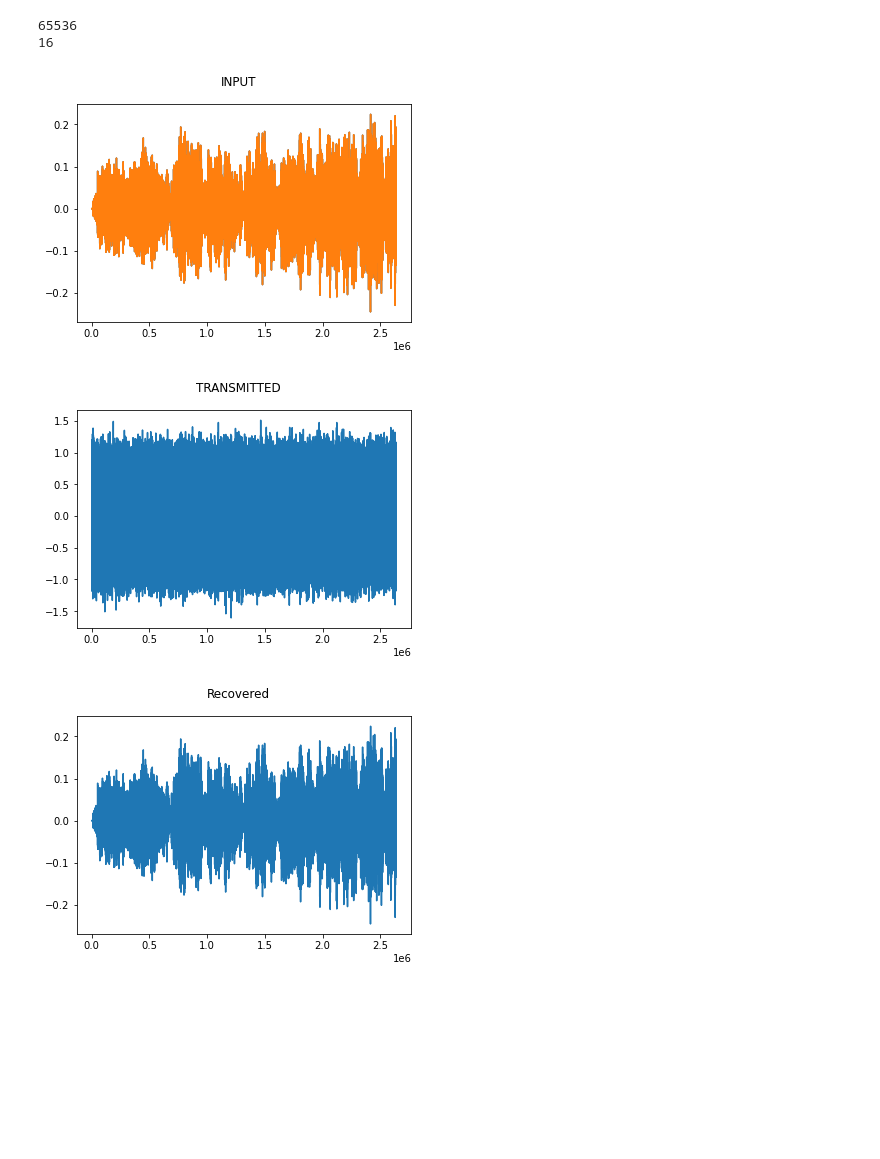
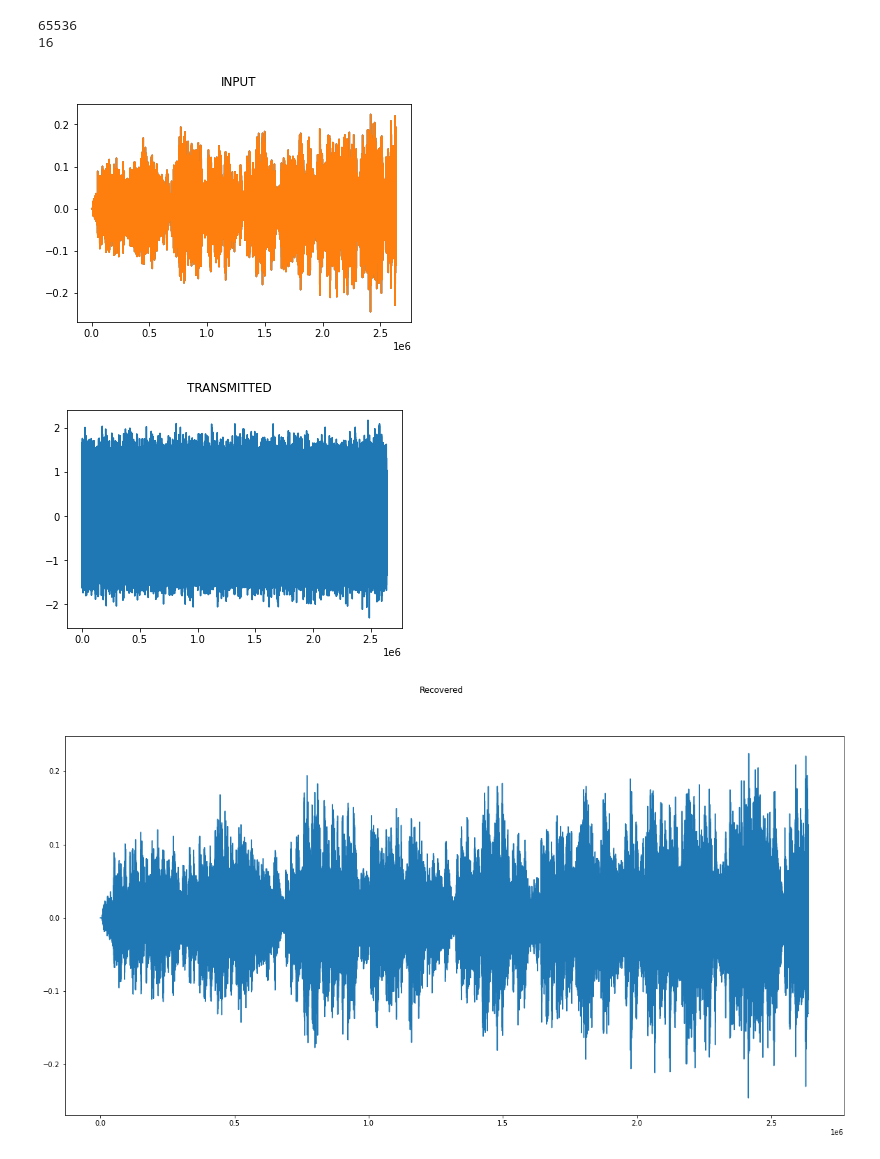
Before and after one commit to shantanutyagi67/CT303_Labs, a Jupyter notebook: lab6/E1.ipynb, the cells around one changed output. Drawn from its saved outputs; the diff is of its cells as text; code cells hidden in the pictures; blank space fills up the shorter version.

```diff
--- a/lab6/E1.ipynb
+++ b/lab6/E1.ipynb
@@ -15,11 +15,11 @@ Amp = 1
 dt = 0.1
 nsamp = int(T/dt)
 # change variance
-var = 0.1
+var = 0.2
 svar = m.sqrt(var)
 
 data1, fs = sf.read(inp)
-#data1 = data1[:200000]
+#data1 = data1[:20000]
 plt.figure(1)
 plt.plot(data1)
 plt.suptitle('INPUT')
@@ -105,33 +105,33 @@ for i in range(len(Recv)):
     if j == nsamp - 1:
         Zsamp.append(Recv[i])
         j = 0
     else:
         j += 1
 
 Recov = []
 for i in range(len(Zsamp)):
     if Zsamp[i] < threshHold:
         Recov.append(0)
     if Zsamp[i] > threshHold:
         Recov.append(1)
 
 Xr = []
 i = 0
 while i < len(Recov):
     tmp = []
     for j in range(plevels):
         tmp.append(Recov[i])
         i += 1
     tmp2 = ' '.join(map(str, tmp))
     Xr.append(setH[tmp2])
-plt.figure(3, figsize=(10, 20))
+plt.figure(3, figsize=(20, 10))
 plt.plot(Xr)
 plt.suptitle('Recovered')
 sf.write(out, Xr, fs)
 #playsound(out)
 # %% [output]
 65536
 16
 [figure]
-[figure, old version]
+[figure, new version]
-[figure, old version]
+[figure, new version]
```
Also changed, not shown: parts of 1 cell of this notebook.
